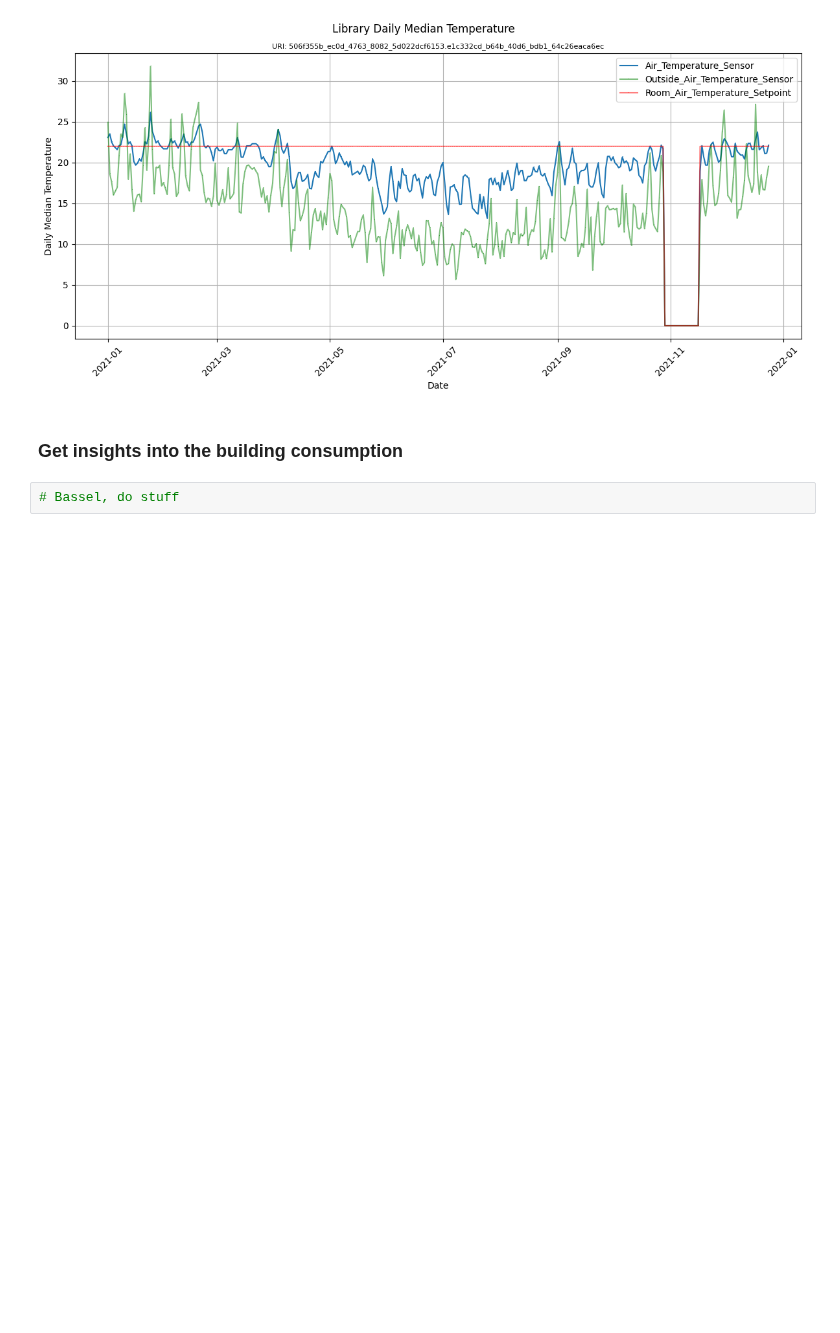
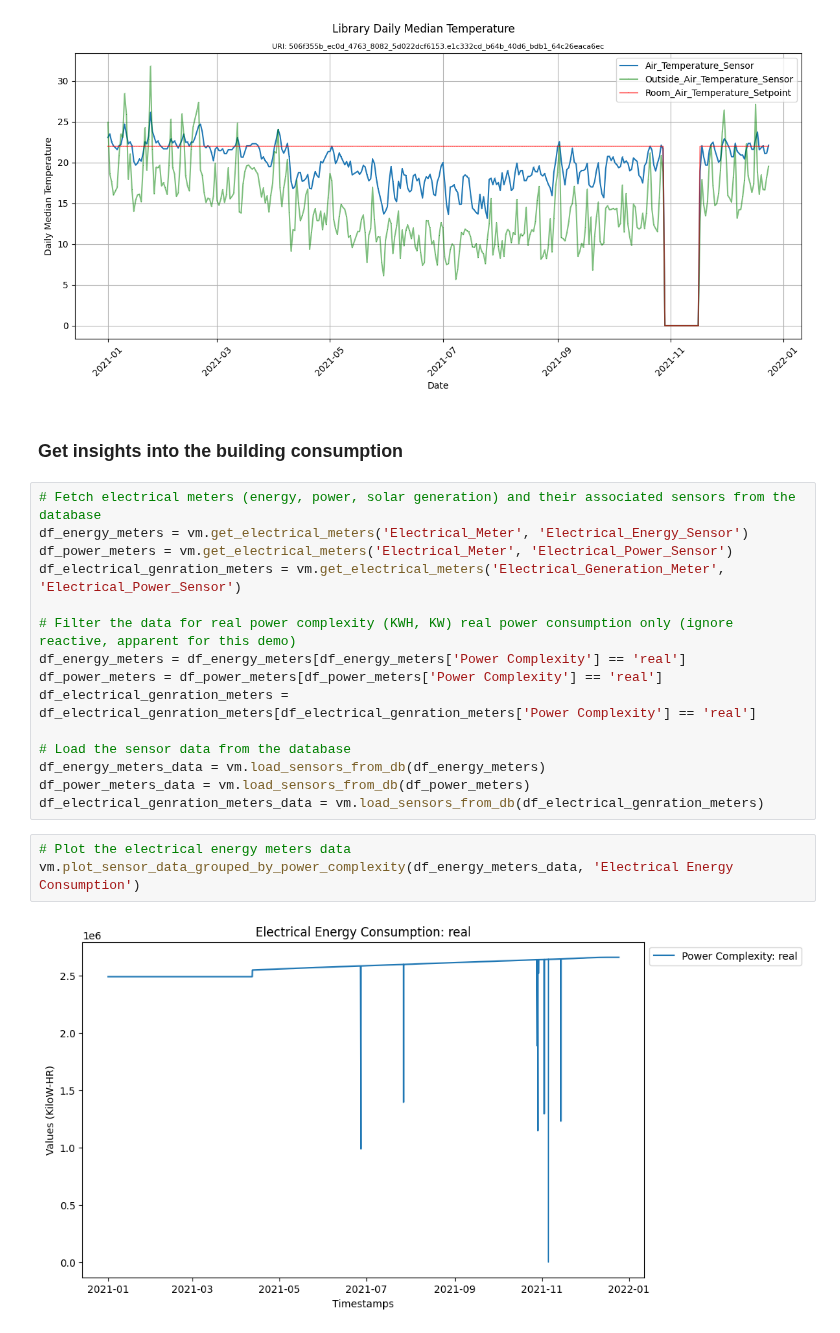
Before and after one commit to Vincent-Morcilla/Building_IoT_Data_Dashboard, a Jupyter notebook: backend/progressive_demo_a.ipynb, the cells around one changed output. Drawn from its saved outputs; the diff is of its cells as text; blank space fills up the shorter version.

Commit message:
added electrical and utilities usage insights to the visualzations demo

```diff
--- a/backend/progressive_demo_a.ipynb
+++ b/backend/progressive_demo_a.ipynb
@@ -61,5 +58,23 @@ vm.plot_daily_room_temp(rdflib.term.URIRef('dch:org/df125f8d_93e4_4a4f_bc87_1c4e
 [figure]
 # %% [markdown]
 ### Get insights into the building consumption
-# %%
-# Bassel, do stuff
+# %%
+# Fetch electrical meters (energy, power, solar generation) and their associated sensors from the database
+df_energy_meters = vm.get_electrical_meters('Electrical_Meter', 'Electrical_Energy_Sensor')
+df_power_meters = vm.get_electrical_meters('Electrical_Meter', 'Electrical_Power_Sensor')
+df_electrical_genration_meters = vm.get_electrical_meters('Electrical_Generation_Meter', 'Electrical_Power_Sensor')
+
+# Filter the data for real power complexity (KWH, KW) real power consumption only (ignore reactive, apparent for this demo)
+df_energy_meters = df_energy_meters[df_energy_meters['Power Complexity'] == 'real']
+df_power_meters = df_power_meters[df_power_meters['Power Complexity'] == 'real']
+df_electrical_genration_meters = df_electrical_genration_meters[df_electrical_genration_meters['Power Complexity'] == 'real']
+
+# Load the sensor data from the database
+df_energy_meters_data = vm.load_sensors_from_db(df_energy_meters)
+df_power_meters_data = vm.load_sensors_from_db(df_power_meters)
+df_electrical_genration_meters_data = vm.load_sensors_from_db(df_electrical_genration_meters)
+# %%
+# Plot the electrical energy meters data
+vm.plot_sensor_data_grouped_by_power_complexity(df_energy_meters_data, 'Electrical Energy Consumption')
+# %% [output]
+[figure, added]
```
Also changed, not shown: parts of 6 cells of this notebook, 3 other files.
